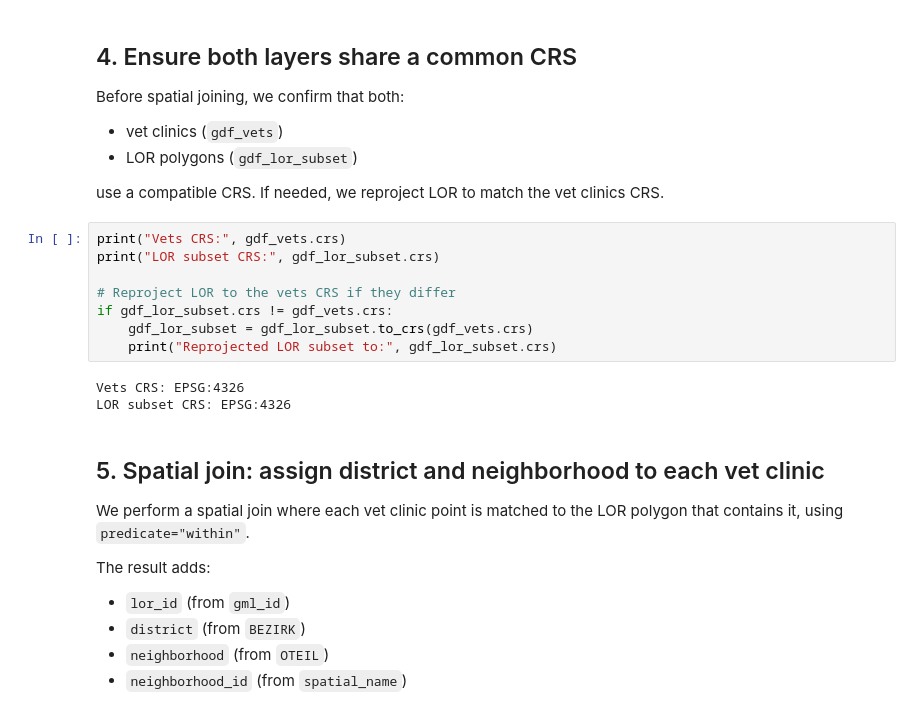
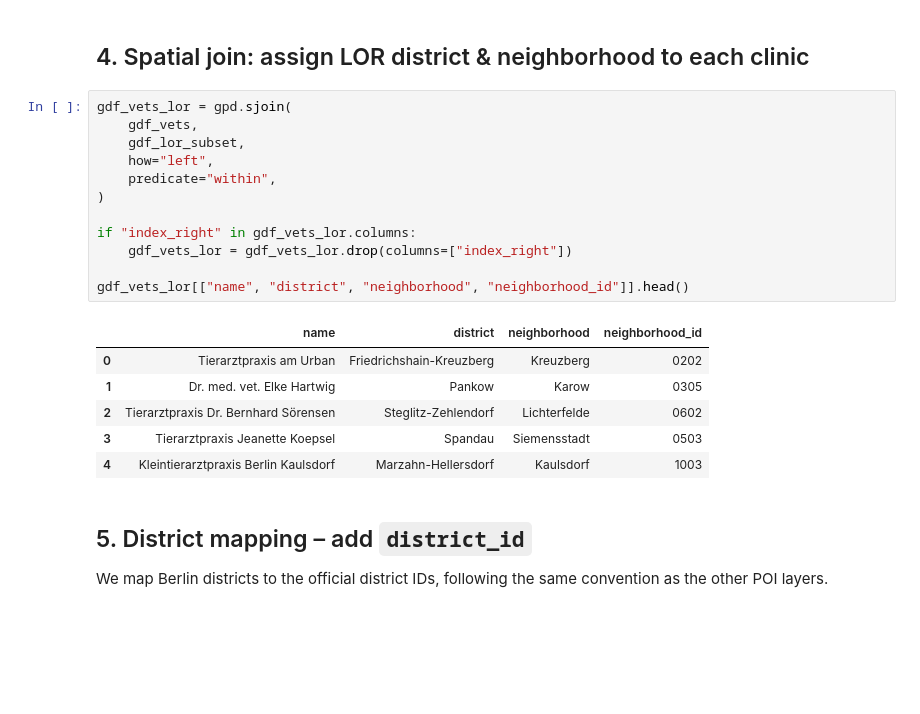
Before and after one commit to Nigar1209/berlin-poi-osm-pipeline, a Jupyter notebook: veterinary_clinics/01_vet_clinics_osm_lor_join.ipynb, the cells around one changed output. Saved outputs shown, nothing was run; the diff lists cells and outputs as text; blank space fills up the shorter version.

```diff
--- a/veterinary_clinics/01_vet_clinics_osm_lor_join.ipynb
+++ b/veterinary_clinics/01_vet_clinics_osm_lor_join.ipynb
@@ -121,33 +95,27 @@ display(gdf_lor_subset.head())
 # %% [markdown]
-## 4. Ensure both layers share a common CRS
-
-Before spatial joining, we confirm that both:
-
-- vet clinics (`gdf_vets`)
-- LOR polygons (`gdf_lor_subset`)
-
-use a compatible CRS. If needed, we reproject LOR to match the vet clinics CRS.
+## 4. Spatial join: assign LOR district & neighborhood to each clinic
 # %%
-print("Vets CRS:", gdf_vets.crs)
-print("LOR subset CRS:", gdf_lor_subset.crs)
+gdf_vets_lor = gpd.sjoin(
+    gdf_vets,
+    gdf_lor_subset,
+    how="left",
+    predicate="within",
+)
 
-# Reproject LOR to the vets CRS if they differ
-if gdf_lor_subset.crs != gdf_vets.crs:
-    gdf_lor_subset = gdf_lor_subset.to_crs(gdf_vets.crs)
-    print("Reprojected LOR subset to:", gdf_lor_subset.crs)
+if "index_right" in gdf_vets_lor.columns:
+    gdf_vets_lor = gdf_vets_lor.drop(columns=["index_right"])
+
+gdf_vets_lor[["name", "district", "neighborhood", "neighborhood_id"]].head()
 # %% [output]
-Vets CRS: EPSG:4326
-LOR subset CRS: EPSG:4326
+|  | name | district | neighborhood | neighborhood_id |
+| 0 | Tierarztpraxis am Urban | Friedrichshain-Kreuzberg | Kreuzberg | 0202 |
+| 1 | Dr. med. vet. Elke Hartwig | Pankow | Karow | 0305 |
+| 2 | Tierarztpraxis Dr. Bernhard Sörensen | Steglitz-Zehlendorf | Lichterfelde | 0602 |
+| 3 | Tierarztpraxis Jeanette Koepsel | Spandau | Siemensstadt | 0503 |
+| 4 | Kleintierarztpraxis Berlin Kaulsdorf | Marzahn-Hellersdorf | Kaulsdorf | 1003 |
 # %% [markdown]
-## 5. Spatial join: assign district and neighborhood to each vet clinic
+## 5. District mapping – add `district_id`
 
-We perform a spatial join where each vet clinic point is matched to the
-LOR polygon that contains it, using `predicate="within"`.
-
-The result adds:
-
-- `lor_id`          (from `gml_id`)
-- `district`        (from `BEZIRK`)
-- `neighborhood`    (from `OTEIL`)
-- `neighborhood_id` (from `spatial_name`)
+We map Berlin districts to the official district IDs, following
+the same convention as the other POI layers.
 # %%
```
Also changed, not shown: parts of 13 cells of this notebook, 6 other files.
